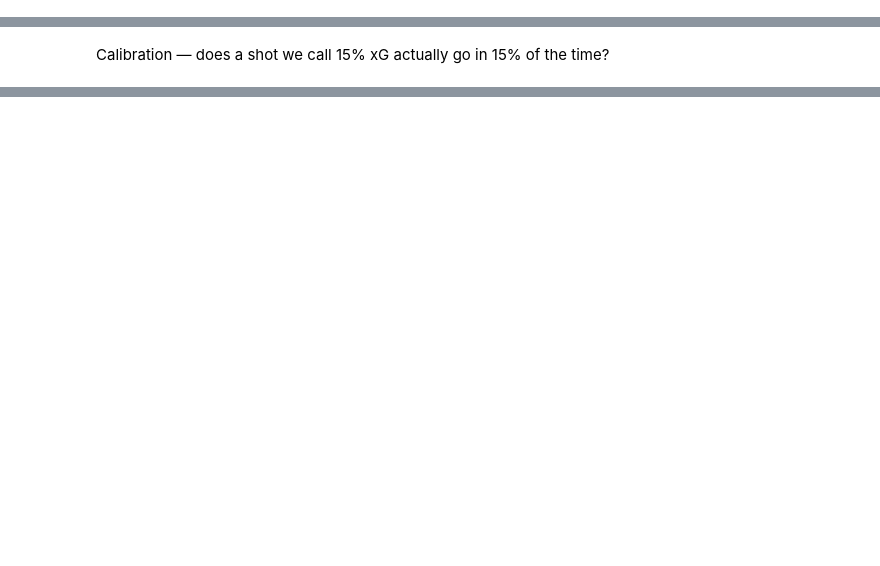
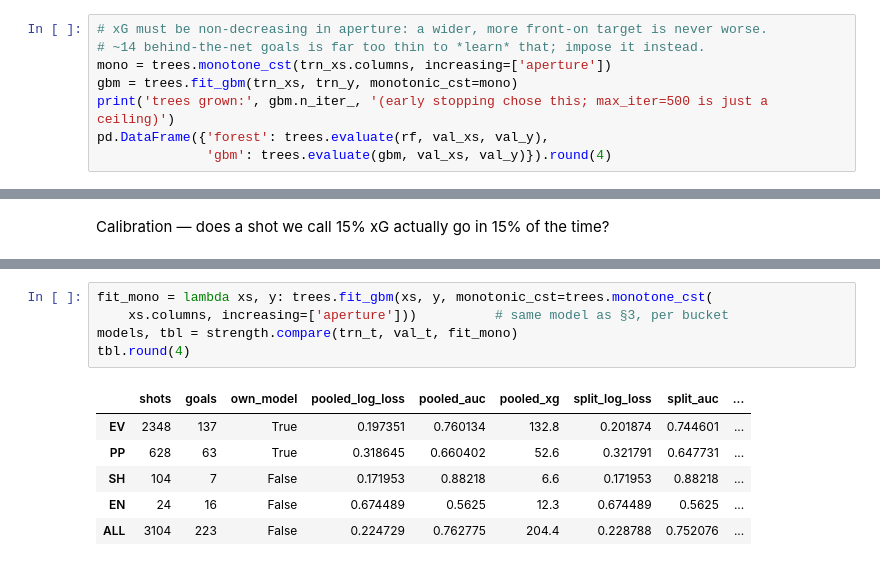
Before and after one commit to jrunco/nhl_fantasy_analysis, a Jupyter notebook: xg_model.ipynb, the cells around one changed output, grey strips where cells are left out. Saved outputs shown, nothing was run; the diff lists cells and outputs as text; blank space fills up the shorter version.

Commit message:
initial xg model noodling

```diff
--- a/xg_model.ipynb
+++ b/xg_model.ipynb
@@ -207,0 +269,8 @@ codes) and every column is normalized to [0,1] by its **train-set** max — nb05
+# %%
+# xG must be non-decreasing in aperture: a wider, more front-on target is never worse.
+# ~14 behind-the-net goals is far too thin to *learn* that; impose it instead.
+mono = trees.monotone_cst(trn_xs.columns, increasing=['aperture'])
+gbm = trees.fit_gbm(trn_xs, trn_y, monotonic_cst=mono)
+print('trees grown:', gbm.n_iter_, '(early stopping chose this; max_iter=500 is just a ceiling)')
+pd.DataFrame({'forest': trees.evaluate(rf, val_xs, val_y),
+              'gbm': trees.evaluate(gbm, val_xs, val_y)}).round(4)
@@ -338,0 +491,12 @@ xG, not MoneyPuck's or Evolving Hockey's.
+# %%
+fit_mono = lambda xs, y: trees.fit_gbm(xs, y, monotonic_cst=trees.monotone_cst(
+    xs.columns, increasing=['aperture']))          # same model as §3, per bucket
+models, tbl = strength.compare(trn_t, val_t, fit_mono)
+tbl.round(4)
+# %% [output]
+|  | shots | goals | own_model | pooled_log_loss | pooled_auc | pooled_xg | split_log_loss | split_auc | ... |
+| EV | 2348 | 137 | True | 0.197351 | 0.760134 | 132.8 | 0.201874 | 0.744601 | ... |
+| PP | 628 | 63 | True | 0.318645 | 0.660402 | 52.6 | 0.321791 | 0.647731 | ... |
+| SH | 104 | 7 | False | 0.171953 | 0.88218 | 6.6 | 0.171953 | 0.88218 | ... |
+| EN | 24 | 16 | False | 0.674489 | 0.5625 | 12.3 | 0.674489 | 0.5625 | ... |
+| ALL | 3104 | 223 | False | 0.224729 | 0.762775 | 204.4 | 0.228788 | 0.752076 | ... |
```
Also changed, not shown: parts of 31 cells of this notebook, 5 other files.
